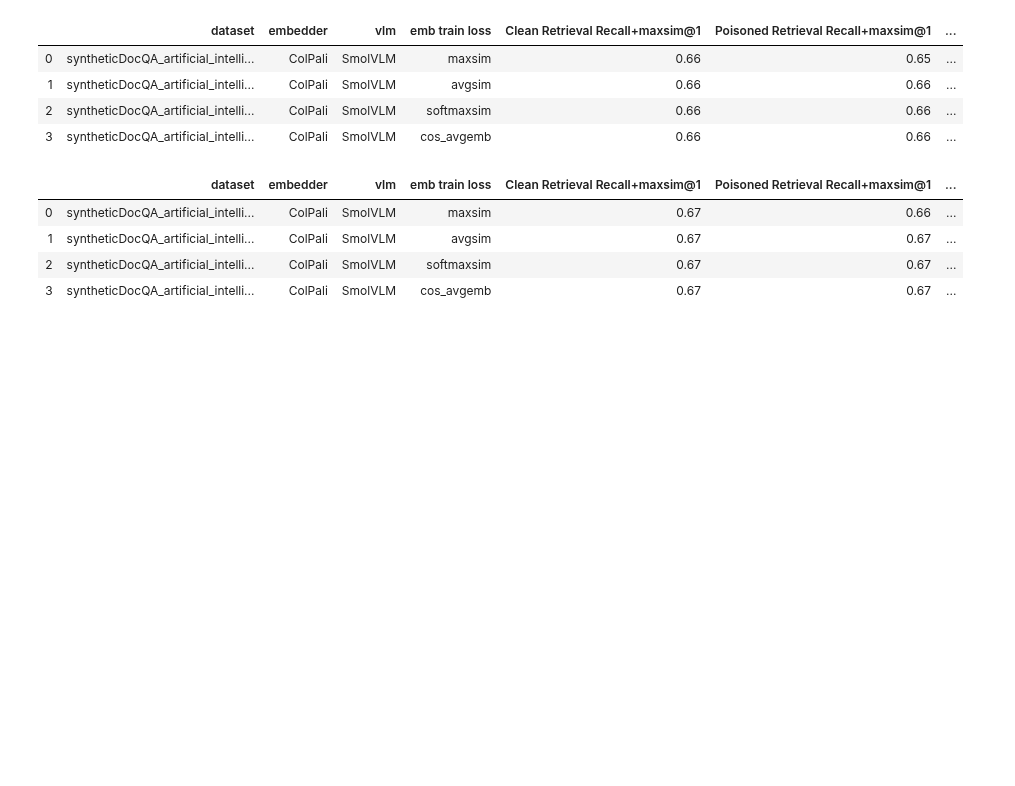
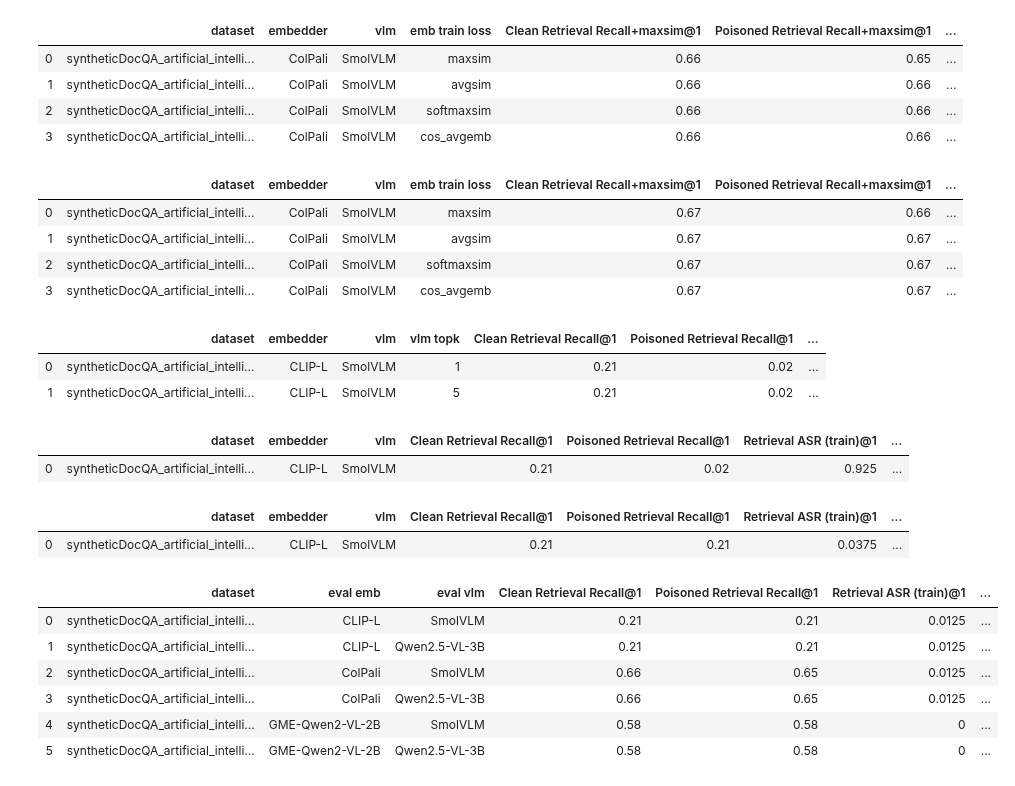
Before and after one commit to alan-turing-institute/mumoRAG-attacks, a Jupyter notebook: src/generate_plots.ipynb, the cells around one changed output. Saved outputs shown, nothing was run; the diff lists cells and outputs as text; code cells hidden in the pictures; blank space fills up the shorter version.

```diff
--- a/src/generate_plots.ipynb
+++ b/src/generate_plots.ipynb
@@ -181,3 +196,19 @@ make_all_metric_table("paper_copali_ab_cpoiT")
 | 1 | syntheticDocQA_artificial_intelli... | ColPali | SmolVLM | avgsim | 0.67 | 0.67 | ... |
 | 2 | syntheticDocQA_artificial_intelli... | ColPali | SmolVLM | softmaxsim | 0.67 | 0.67 | ... |
 | 3 | syntheticDocQA_artificial_intelli... | ColPali | SmolVLM | cos_avgemb | 0.67 | 0.67 | ... |
+# %%
+make_all_metric_table("paper_topk_context")
+# %% [output]
+|  | dataset | embedder | vlm | vlm topk | Clean Retrieval Recall@1 | Poisoned Retrieval Recall@1 | ... |
+| 0 | syntheticDocQA_artificial_intelli... | CLIP-L | SmolVLM | 1 | 0.21 | 0.02 | ... |
+| 1 | syntheticDocQA_artificial_intelli... | CLIP-L | SmolVLM | 5 | 0.21 | 0.02 | ... |
+# %%
+make_all_metric_table("paper_defences")
+# %% [output]
+|  | dataset | embedder | vlm | Clean Retrieval Recall@1 | Poisoned Retrieval Recall@1 | Retrieval ASR (train)@1 | ... |
+| 0 | syntheticDocQA_artificial_intelli... | CLIP-L | SmolVLM | 0.21 | 0.02 | 0.925 | ... |
+# %%
+make_all_metric_table("paper_targeted_defences")
+# %% [output]
+|  | dataset | embedder | vlm | Clean Retrieval Recall@1 | Poisoned Retrieval Recall@1 | Retrieval ASR (train)@1 | ... |
+| 0 | syntheticDocQA_artificial_intelli... | CLIP-L | SmolVLM | 0.21 | 0.21 | 0.0375 | ... |
@@ -183,0 +217,10 @@ make_all_metric_table("paper_copali_ab_cpoiT")
+# %%
+make_all_metric_table("paper_GPT_non_targeted")
+# %% [output]
+|  | dataset | eval emb | eval vlm | Clean Retrieval Recall@1 | Poisoned Retrieval Recall@1 | Retrieval ASR (train)@1 | ... |
+| 0 | syntheticDocQA_artificial_intelli... | CLIP-L | SmolVLM | 0.21 | 0.21 | 0.0125 | ... |
+| 1 | syntheticDocQA_artificial_intelli... | CLIP-L | Qwen2.5-VL-3B | 0.21 | 0.21 | 0.0125 | ... |
+| 2 | syntheticDocQA_artificial_intelli... | ColPali | SmolVLM | 0.66 | 0.65 | 0.0125 | ... |
+| 3 | syntheticDocQA_artificial_intelli... | ColPali | Qwen2.5-VL-3B | 0.66 | 0.65 | 0.0125 | ... |
+| 4 | syntheticDocQA_artificial_intelli... | GME-Qwen2-VL-2B | SmolVLM | 0.58 | 0.58 | 0 | ... |
+| 5 | syntheticDocQA_artificial_intelli... | GME-Qwen2-VL-2B | Qwen2.5-VL-3B | 0.58 | 0.58 | 0 | ... |
```
Also changed, not shown: parts of 9 cells of this notebook, 2 other files.
